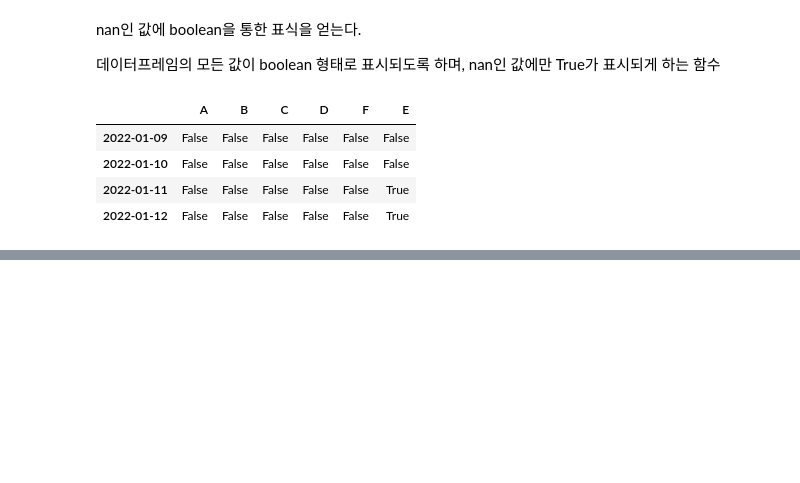
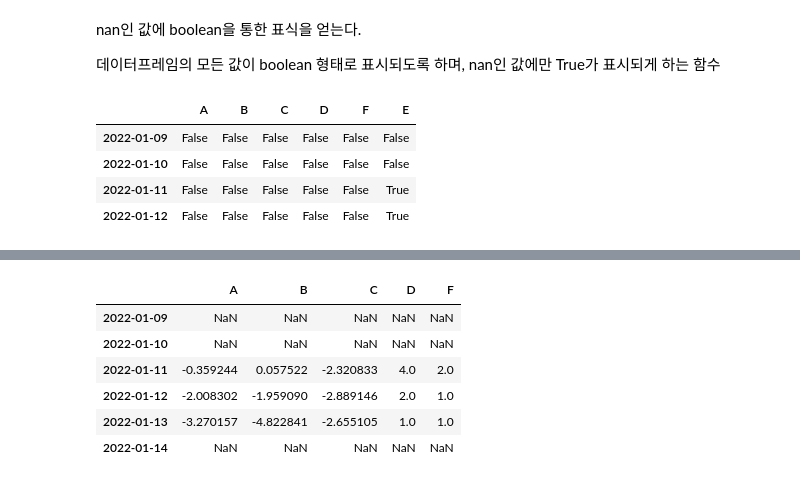
Before and after one commit to euneun316/Python-for-Pandas, a Jupyter notebook: Pandas-Study.ipynb, the cells around one changed output, grey strips where cells are left out. Saved outputs shown, nothing was run; the diff lists cells and outputs as text; code cells hidden in the pictures; blank space fills up the shorter version.

```diff
--- a/Pandas-Study.ipynb
+++ b/Pandas-Study.ipynb
@@ -537,0 +569,3 @@ pd.isna(df1)
+# %%
+s = pd.Series([1,3,4,np.nan,6,8],index=dates).shift(2)
+s
@@ -537,0 +590,10 @@ pd.isna(df1)
+# %%
+df.sub(s,axis='index')
+# %% [output]
+|  | A | B | C | D | F |
+| 2022-01-09 | NaN | NaN | NaN | NaN | NaN |
+| 2022-01-10 | NaN | NaN | NaN | NaN | NaN |
+| 2022-01-11 | -0.359244 | 0.057522 | -2.320833 | 4.0 | 2.0 |
+| 2022-01-12 | -2.008302 | -1.959090 | -2.889146 | 2.0 | 1.0 |
+| 2022-01-13 | -3.270157 | -4.822841 | -2.655105 | 1.0 | 1.0 |
+| 2022-01-14 | NaN | NaN | NaN | NaN | NaN |
```
Also changed, not shown: parts of 19 cells of this notebook.
